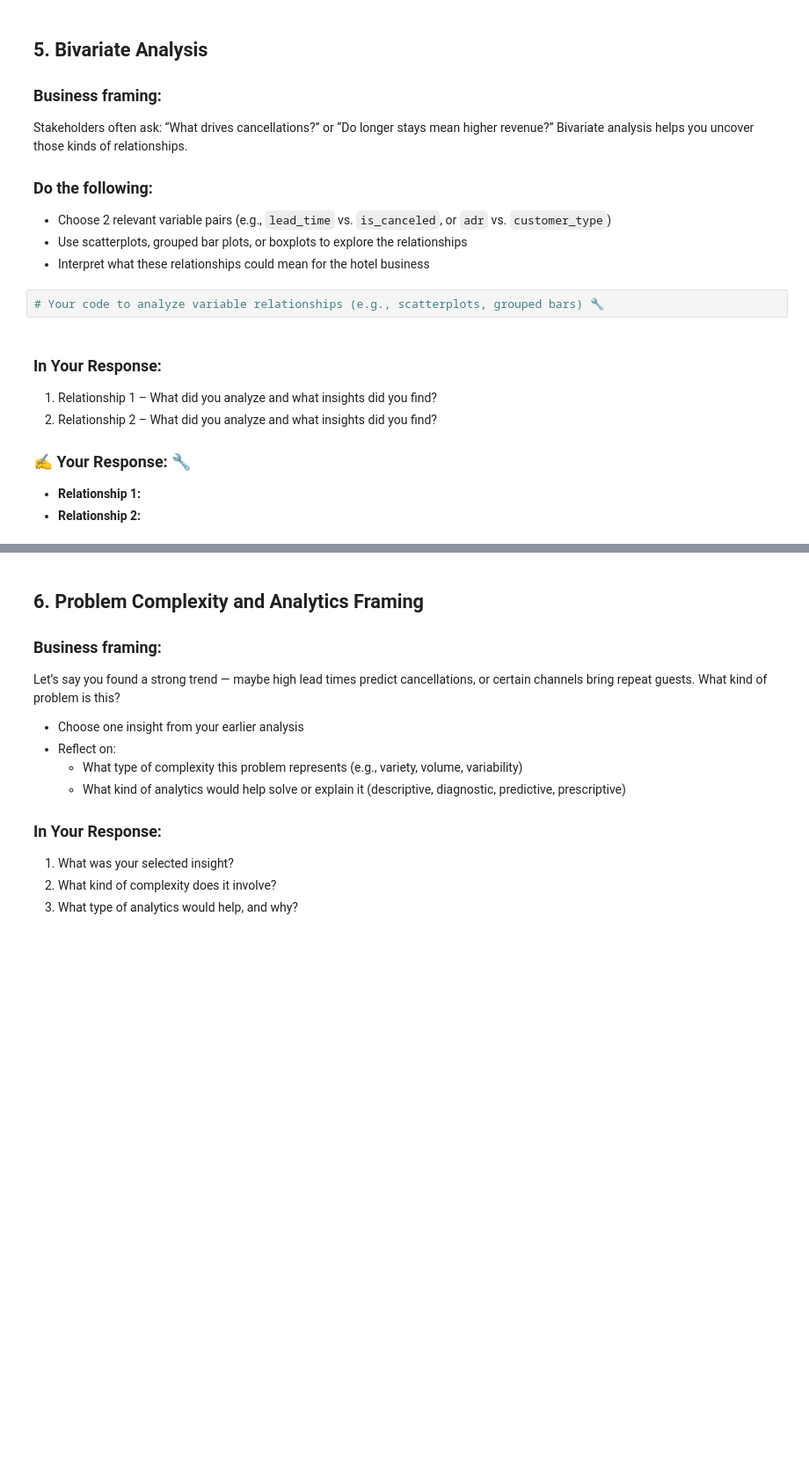
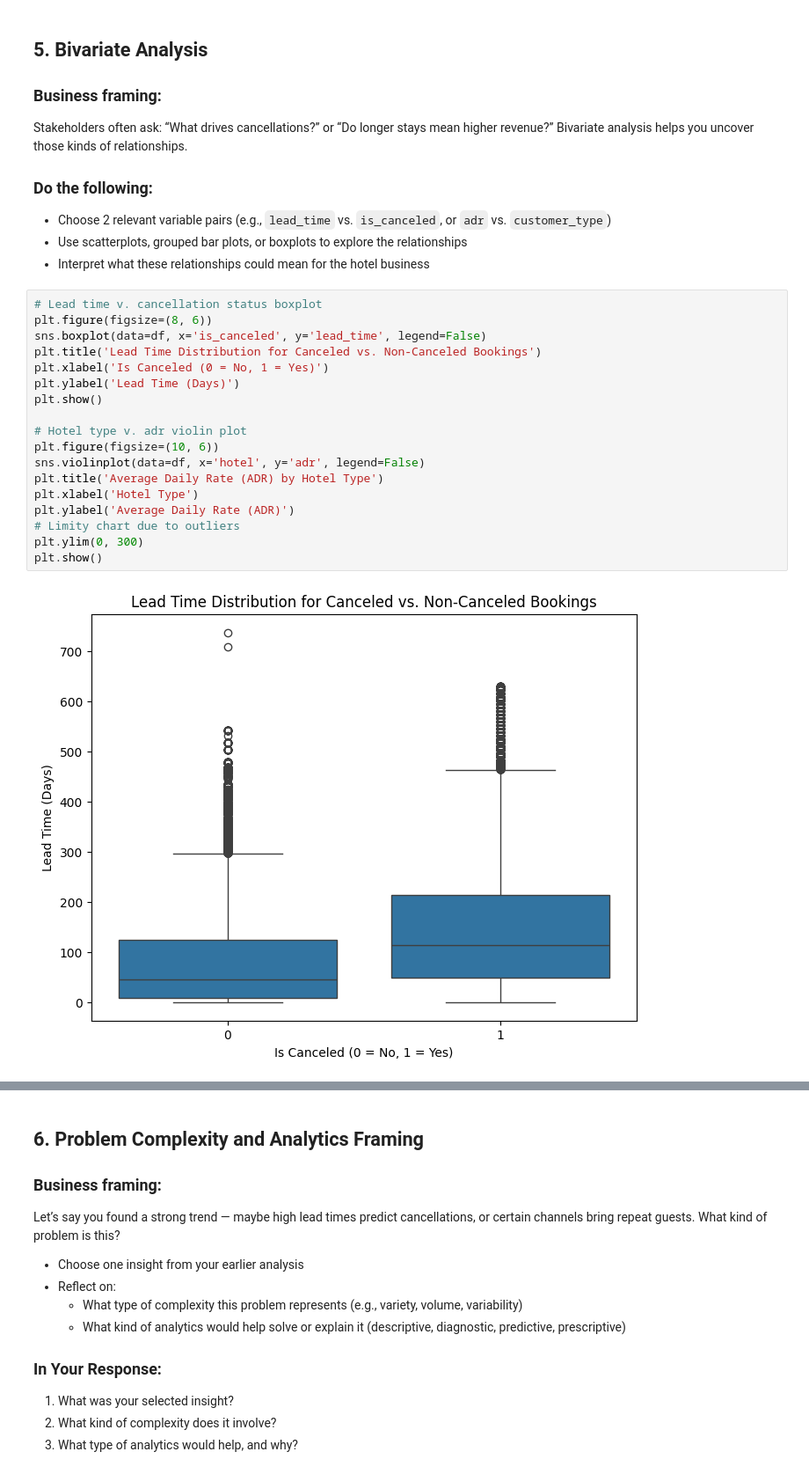
Before and after one commit to thornton330j/IS-4487, a Jupyter notebook: Assignments/assignment_05_ThorntonJackson.ipynb, the cells around one changed output, grey strips where cells are left out. Shown at 88% size. Drawn from its saved outputs; the diff is of its cells as text; blank space fills up the shorter version.

```diff
--- a/Assignments/assignment_05_ThorntonJackson.ipynb
+++ b/Assignments/assignment_05_ThorntonJackson.ipynb
@@ -168,13 +278,23 @@ Stakeholders often ask: “What drives cancellations?” or “Do longer stays m
 - Choose 2 relevant variable pairs (e.g., `lead_time` vs. `is_canceled`, or `adr` vs. `customer_type`)
 - Use scatterplots, grouped bar plots, or boxplots to explore the relationships
 - Interpret what these relationships could mean for the hotel business
-# %%
-# Your code to analyze variable relationships (e.g., scatterplots, grouped bars) 🔧
-# %% [markdown]
-### In Your Response:
-1. Relationship 1 – What did you analyze and what insights did you find?
-2. Relationship 2 – What did you analyze and what insights did you find?
-
-### ✍️ Your Response: 🔧
-- **Relationship 1:**
-- **Relationship 2:**
+# %%
+# Lead time v. cancellation status boxplot
+plt.figure(figsize=(8, 6))
+sns.boxplot(data=df, x='is_canceled', y='lead_time', legend=False)
+plt.title('Lead Time Distribution for Canceled vs. Non-Canceled Bookings')
+plt.xlabel('Is Canceled (0 = No, 1 = Yes)')
+plt.ylabel('Lead Time (Days)')
+plt.show()
+
+# Hotel type v. adr violin plot
+plt.figure(figsize=(10, 6))
+sns.violinplot(data=df, x='hotel', y='adr', legend=False)
+plt.title('Average Daily Rate (ADR) by Hotel Type')
+plt.xlabel('Hotel Type')
+plt.ylabel('Average Daily Rate (ADR)')
+# Limity chart due to outliers
+plt.ylim(0, 300)
+plt.show()
+# %% [output]
+[figure, added]
```
Also changed, not shown: parts of 12 cells of this notebook.
